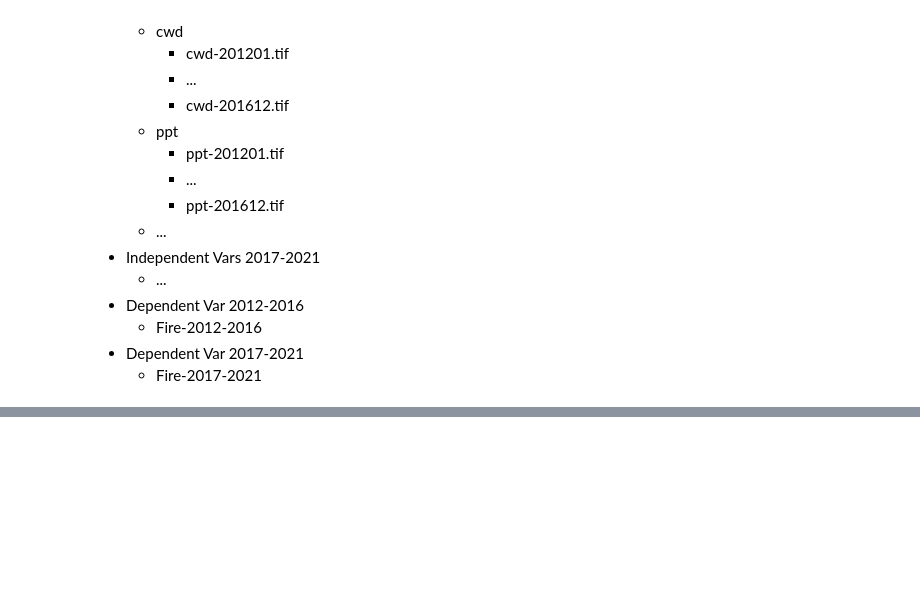
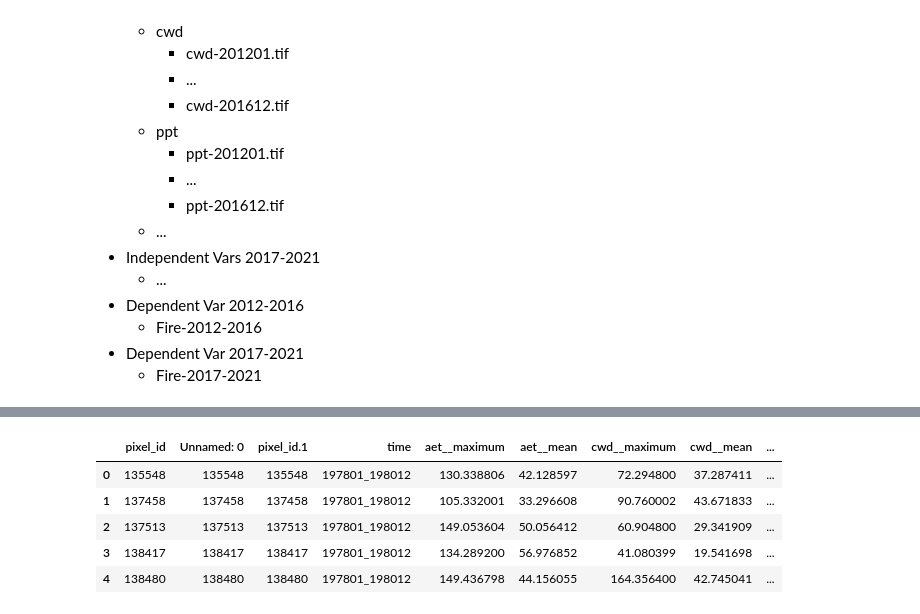
Before and after one commit to isaacWpark/wildfire_FRAP, a Jupyter notebook: Workflow/Window_Workflow_MultiYear_FullData_Modular_Dev.ipynb, the cells around one changed output, grey strips where cells are left out. Drawn from its saved outputs; the diff is of its cells as text; code cells hidden in the pictures; blank space fills up the shorter version.

```diff
--- a/Workflow/Window_Workflow_MultiYear_FullData_Modular_Dev.ipynb
+++ b/Workflow/Window_Workflow_MultiYear_FullData_Modular_Dev.ipynb
@@ -590,0 +254,10 @@ time index missing in one element, merging list elements using only pixel_id ind
+# %%
+#Combined_Data with groups
+CrossVal_Output[0].head()
+# %% [output]
+|  | pixel_id | Unnamed: 0 | pixel_id.1 | time | aet__maximum | aet__mean | cwd__maximum | cwd__mean | ... |
+| 0 | 135548 | 135548 | 135548 | 197801_198012 | 130.338806 | 42.128597 | 72.294800 | 37.287411 | ... |
+| 1 | 137458 | 137458 | 137458 | 197801_198012 | 105.332001 | 33.296608 | 90.760002 | 43.671833 | ... |
+| 2 | 137513 | 137513 | 137513 | 197801_198012 | 149.053604 | 50.056412 | 60.904800 | 29.341909 | ... |
+| 3 | 138417 | 138417 | 138417 | 197801_198012 | 134.289200 | 56.976852 | 41.080399 | 19.541698 | ... |
+| 4 | 138480 | 138480 | 138480 | 197801_198012 | 149.436798 | 44.156055 | 164.356400 | 42.745041 | ... |
```
Also changed, not shown: parts of 59 cells of this notebook.
